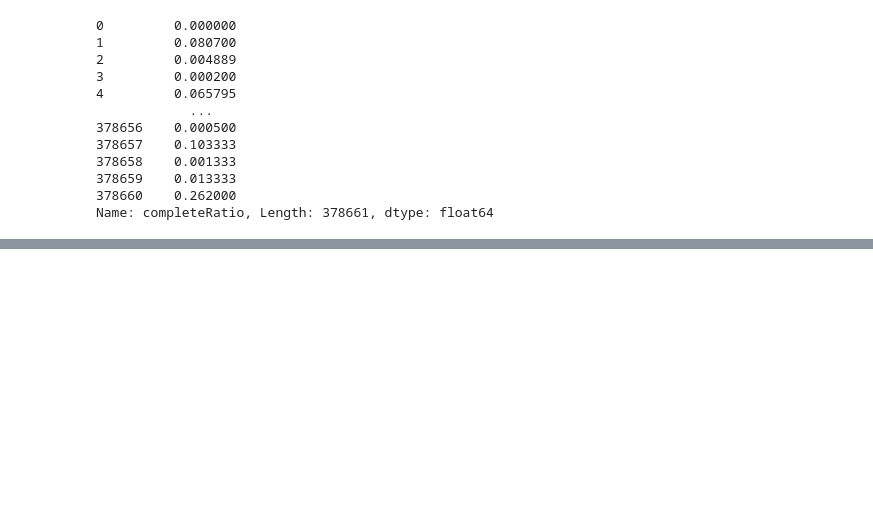
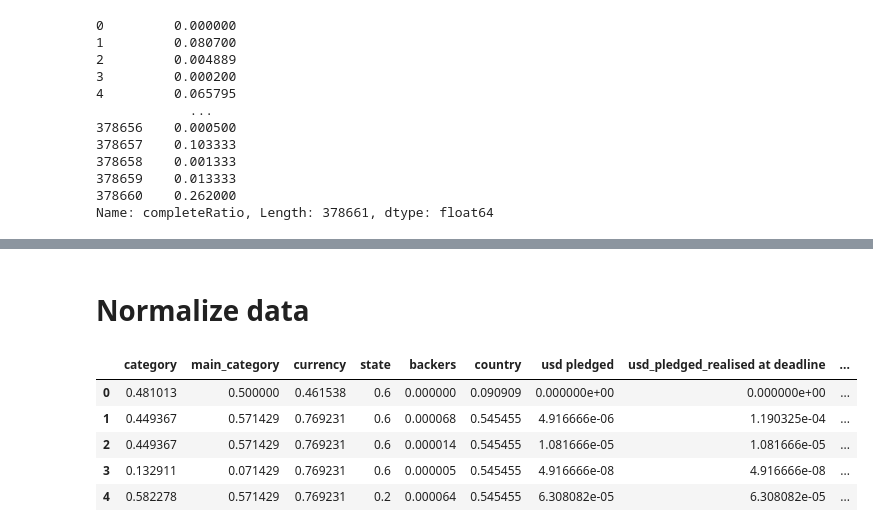
Before and after one commit to echo-cool/COMP3010J-Machine-Learning-Labs, a Jupyter notebook: Kickstarter Projects-20221019/Kickstarter.ipynb, the cells around one changed output, grey strips where cells are left out. Saved outputs shown, nothing was run; the diff lists cells and outputs as text; code cells hidden in the pictures; blank space fills up the shorter version.

```diff
--- a/Kickstarter Projects-20221019/Kickstarter.ipynb
+++ b/Kickstarter Projects-20221019/Kickstarter.ipynb
@@ -263,0 +283,13 @@ df.head()
+# %% [markdown]
+# Normalize data
+# %%
+normalized_df=(df-df.min())/(df.max()-df.min())
+# %%
+normalized_df.head()
+# %% [output]
+|  | category | main_category | currency | state | backers | country | usd pledged | usd_pledged_realised at deadline | ... |
+| 0 | 0.481013 | 0.500000 | 0.461538 | 0.6 | 0.000000 | 0.090909 | 0.000000e+00 | 0.000000e+00 | ... |
+| 1 | 0.449367 | 0.571429 | 0.769231 | 0.6 | 0.000068 | 0.545455 | 4.916666e-06 | 1.190325e-04 | ... |
+| 2 | 0.449367 | 0.571429 | 0.769231 | 0.6 | 0.000014 | 0.545455 | 1.081666e-05 | 1.081666e-05 | ... |
+| 3 | 0.132911 | 0.071429 | 0.769231 | 0.6 | 0.000005 | 0.545455 | 4.916666e-08 | 4.916666e-08 | ... |
+| 4 | 0.582278 | 0.571429 | 0.769231 | 0.2 | 0.000064 | 0.545455 | 6.308082e-05 | 6.308082e-05 | ... |
```
Also changed, not shown: parts of 33 cells of this notebook.
